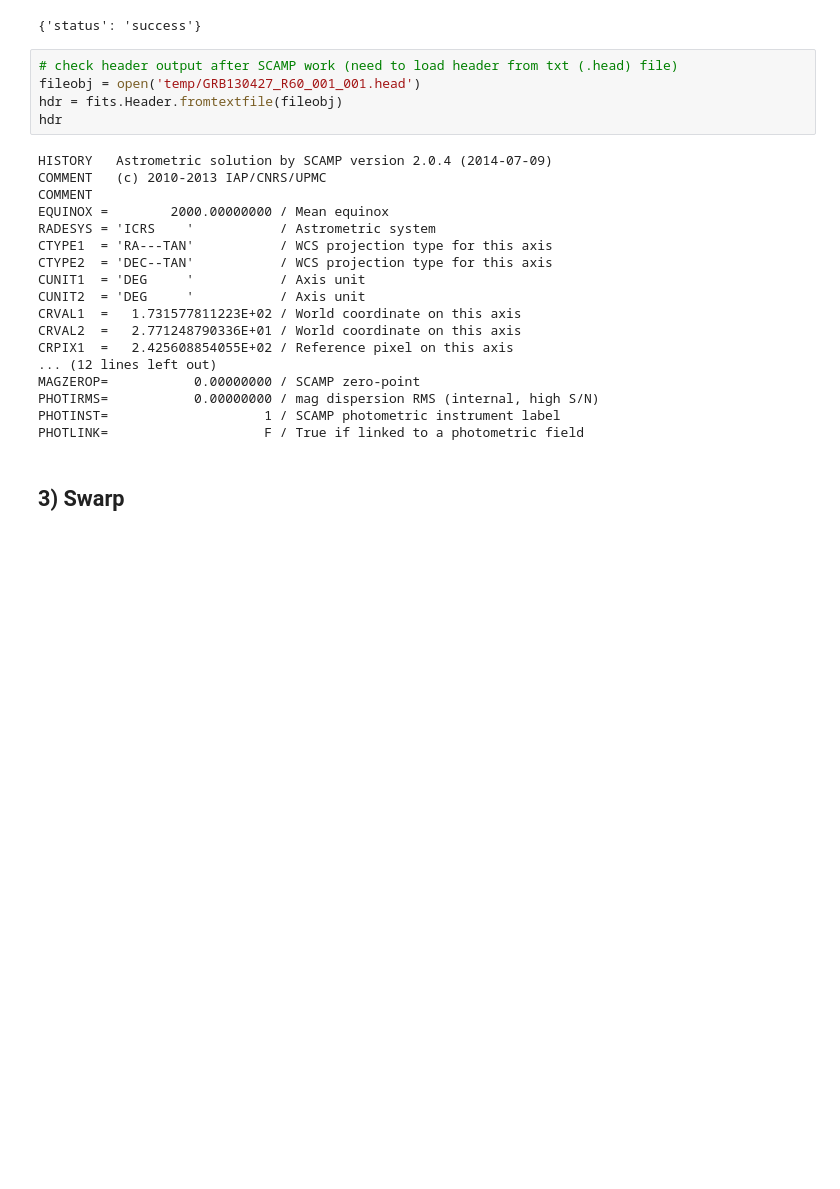
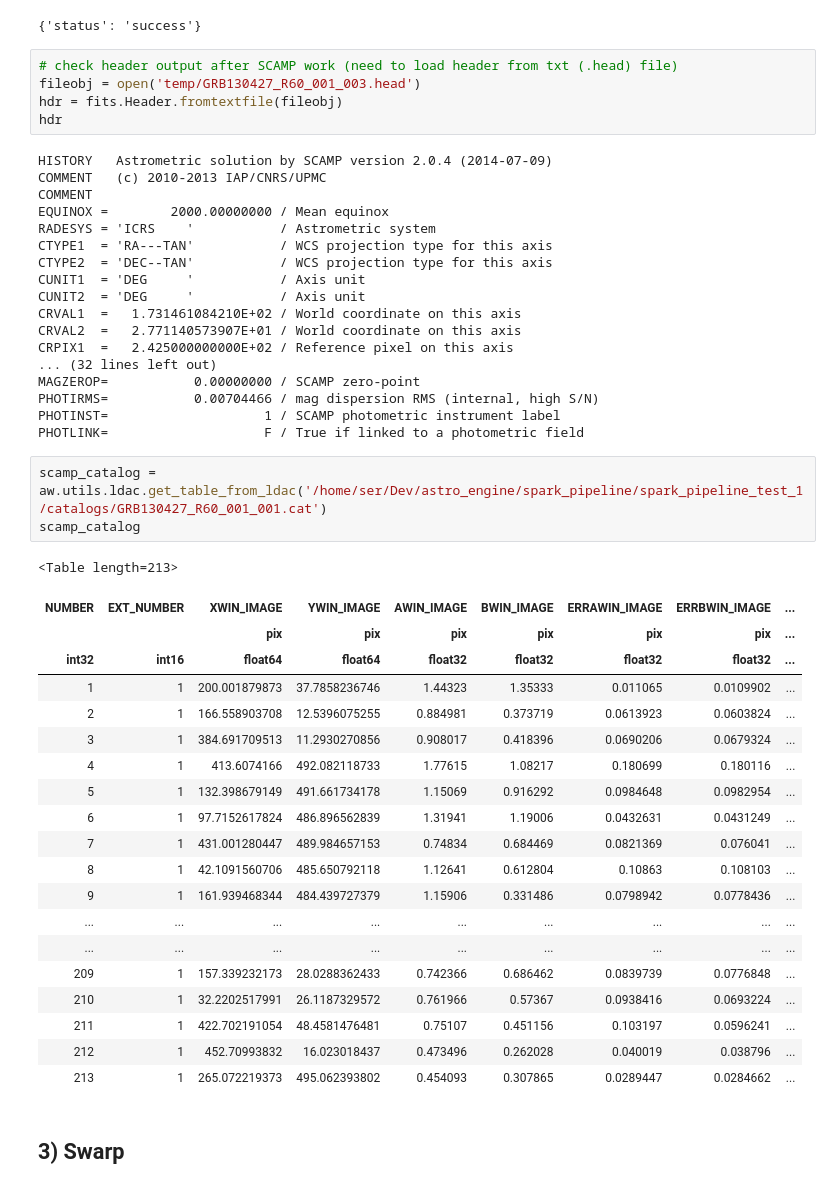
Before and after one commit to sergotail/spark_pipeline, a Jupyter notebook: spark_pipeline_test_1/test_pipeline.ipynb, the cells around one changed output. Drawn from its saved outputs; the diff is of its cells as text; blank space fills up the shorter version.

```diff
--- a/spark_pipeline_test_1/test_pipeline.ipynb
+++ b/spark_pipeline_test_1/test_pipeline.ipynb
@@ -233,7 +803,7 @@ scamp.run(catalogs)
 {'status': 'success'}
 # %%
 # check header output after SCAMP work (need to load header from txt (.head) file)
-fileobj = open('temp/GRB130427_R60_001_001.head')
+fileobj = open('temp/GRB130427_R60_001_003.head')
 hdr = fits.Header.fromtextfile(fileobj)
 hdr
 # %% [output]
@@ -246,14 +816,38 @@ CTYPE1  = 'RA---TAN'           / WCS projection type for this axis
 CTYPE2  = 'DEC--TAN'           / WCS projection type for this axis
 CUNIT1  = 'DEG     '           / Axis unit
 CUNIT2  = 'DEG     '           / Axis unit
-CRVAL1  =   1.731577811223E+02 / World coordinate on this axis
-CRVAL2  =   2.771248790336E+01 / World coordinate on this axis
-CRPIX1  =   2.425608854055E+02 / Reference pixel on this axis
-... (12 lines left out)
+CRVAL1  =   1.731461084210E+02 / World coordinate on this axis
+CRVAL2  =   2.771140573907E+01 / World coordinate on this axis
+CRPIX1  =   2.425000000000E+02 / Reference pixel on this axis
+... (32 lines left out)
 MAGZEROP=           0.00000000 / SCAMP zero-point
-PHOTIRMS=           0.00000000 / mag dispersion RMS (internal, high S/N)
+PHOTIRMS=           0.00704466 / mag dispersion RMS (internal, high S/N)
 PHOTINST=                    1 / SCAMP photometric instrument label
 PHOTLINK=                    F / True if linked to a photometric field
+# %%
+scamp_catalog = aw.utils.ldac.get_table_from_ldac('/home/ser/Dev/astro_engine/spark_pipeline/spark_pipeline_test_1/catalogs/GRB130427_R60_001_001.cat')
+scamp_catalog
+# %% [output]
+<Table length=213>
+| NUMBER | EXT_NUMBER | XWIN_IMAGE | YWIN_IMAGE | AWIN_IMAGE | BWIN_IMAGE | ERRAWIN_IMAGE | ERRBWIN_IMAGE | ... |
+|  |  | pix | pix | pix | pix | pix | pix | ... |
+| int32 | int16 | float64 | float64 | float32 | float32 | float32 | float32 | ... |
+| 1 | 1 | 200.001879873 | 37.7858236746 | 1.44323 | 1.35333 | 0.011065 | 0.0109902 | ... |
+| 2 | 1 | 166.558903708 | 12.5396075255 | 0.884981 | 0.373719 | 0.0613923 | 0.0603824 | ... |
+| 3 | 1 | 384.691709513 | 11.2930270856 | 0.908017 | 0.418396 | 0.0690206 | 0.0679324 | ... |
+| 4 | 1 | 413.6074166 | 492.082118733 | 1.77615 | 1.08217 | 0.180699 | 0.180116 | ... |
+| 5 | 1 | 132.398679149 | 491.661734178 | 1.15069 | 0.916292 | 0.0984648 | 0.0982954 | ... |
+| 6 | 1 | 97.7152617824 | 486.896562839 | 1.31941 | 1.19006 | 0.0432631 | 0.0431249 | ... |
+| 7 | 1 | 431.001280447 | 489.984657153 | 0.74834 | 0.684469 | 0.0821369 | 0.076041 | ... |
+| 8 | 1 | 42.1091560706 | 485.650792118 | 1.12641 | 0.612804 | 0.10863 | 0.108103 | ... |
+| 9 | 1 | 161.939468344 | 484.439727379 | 1.15906 | 0.331486 | 0.0798942 | 0.0778436 | ... |
+| ... | ... | ... | ... | ... | ... | ... | ... | ... |
+| ... | ... | ... | ... | ... | ... | ... | ... | ... |
+| 209 | 1 | 157.339232173 | 28.0288362433 | 0.742366 | 0.686462 | 0.0839739 | 0.0776848 | ... |
+| 210 | 1 | 32.2202517991 | 26.1187329572 | 0.761966 | 0.57367 | 0.0938416 | 0.0693224 | ... |
+| 211 | 1 | 422.702191054 | 48.4581476481 | 0.75107 | 0.451156 | 0.103197 | 0.0596241 | ... |
+| 212 | 1 | 452.70993832 | 16.023018437 | 0.473496 | 0.262028 | 0.040019 | 0.038796 | ... |
+| 213 | 1 | 265.072219373 | 495.062393802 | 0.454093 | 0.307865 | 0.0289447 | 0.0284662 | ... |
 # %% [markdown]
 ## 3) Swarp
 # %%
```
Also changed, not shown: parts of 54 cells of this notebook, 25 other files.
